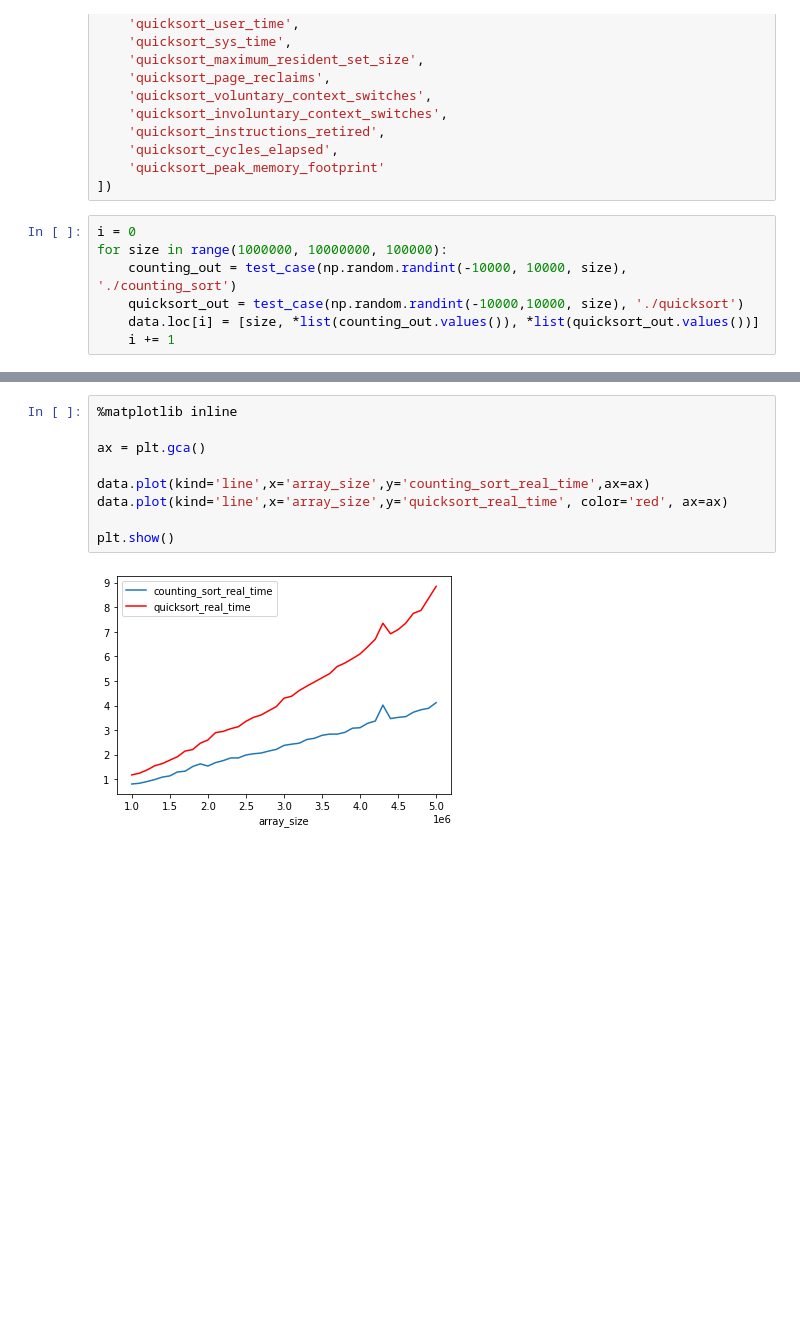
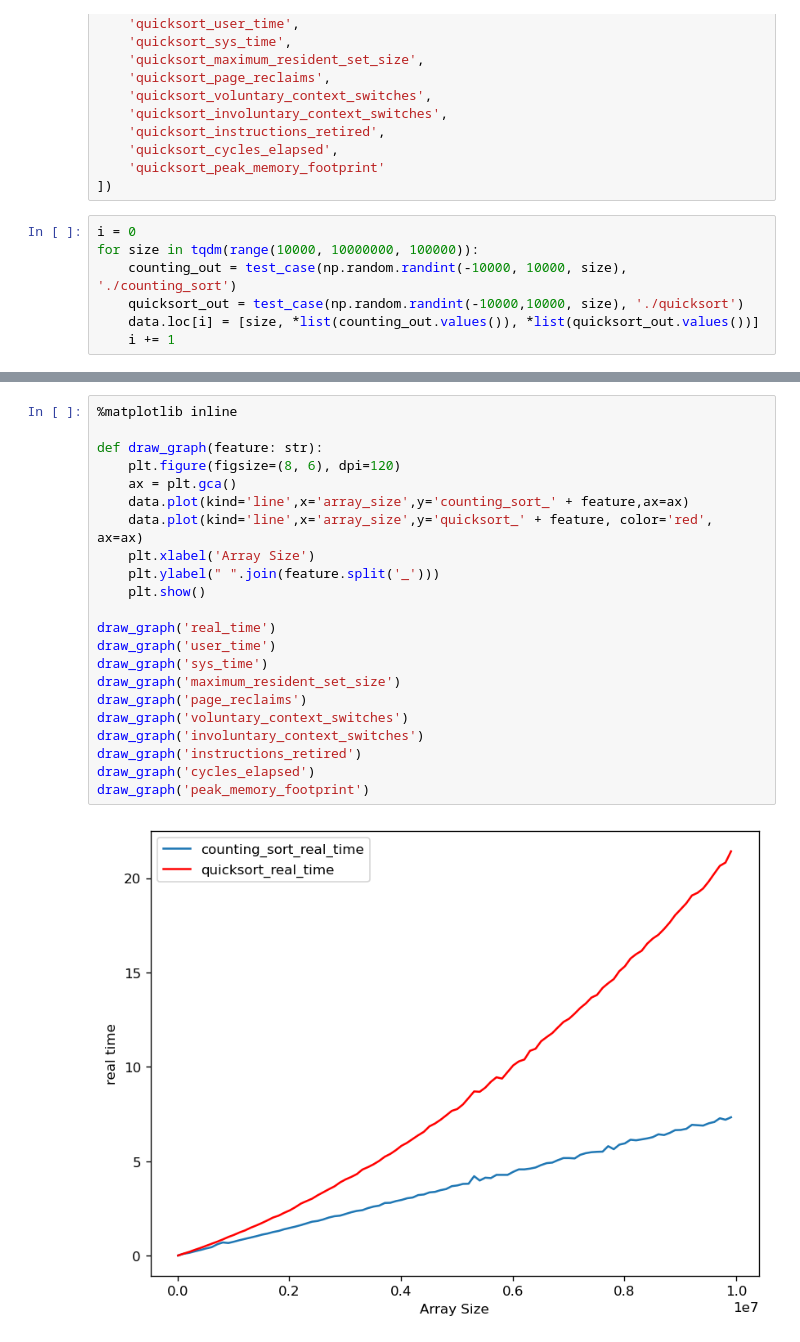
Before and after one commit to TikhonP/flita-thrird-team, a Jupyter notebook: Testing_Sorts.ipynb, the cells around one changed output, grey strips where cells are left out. Drawn from its saved outputs; the diff is of its cells as text; blank space fills up the shorter version.

```diff
--- a/Testing_Sorts.ipynb
+++ b/Testing_Sorts.ipynb
@@ -67,7 +68,7 @@ data = pd.DataFrame(columns=[
 ])
 # %%
 i = 0
-for size in range(1000000, 10000000, 100000):
+for size in tqdm(range(10000, 10000000, 100000)):
     counting_out = test_case(np.random.randint(-10000, 10000, size), './counting_sort')
     quicksort_out = test_case(np.random.randint(-10000,10000, size), './quicksort')
     data.loc[i] = [size, *list(counting_out.values()), *list(quicksort_out.values())]
@@ -98,11 +92,24 @@ data
 # %%
 %matplotlib inline
 
-ax = plt.gca()
+def draw_graph(feature: str):
+    plt.figure(figsize=(8, 6), dpi=120)
+    ax = plt.gca()
+    data.plot(kind='line',x='array_size',y='counting_sort_' + feature,ax=ax)
+    data.plot(kind='line',x='array_size',y='quicksort_' + feature, color='red', ax=ax)
+    plt.xlabel('Array Size')
+    plt.ylabel(" ".join(feature.split('_')))
+    plt.show()
 
-data.plot(kind='line',x='array_size',y='counting_sort_real_time',ax=ax)
-data.plot(kind='line',x='array_size',y='quicksort_real_time', color='red', ax=ax)
-
-plt.show()
+draw_graph('real_time')
+draw_graph('user_time')
+draw_graph('sys_time')
+draw_graph('maximum_resident_set_size')
+draw_graph('page_reclaims')
+draw_graph('voluntary_context_switches')
+draw_graph('involuntary_context_switches')
+draw_graph('instructions_retired')
+draw_graph('cycles_elapsed')
+draw_graph('peak_memory_footprint')
 # %% [output]
-[figure, old version]
+[figure, new version]
```
Also changed, not shown: parts of 6 cells of this notebook, 4 other files.
